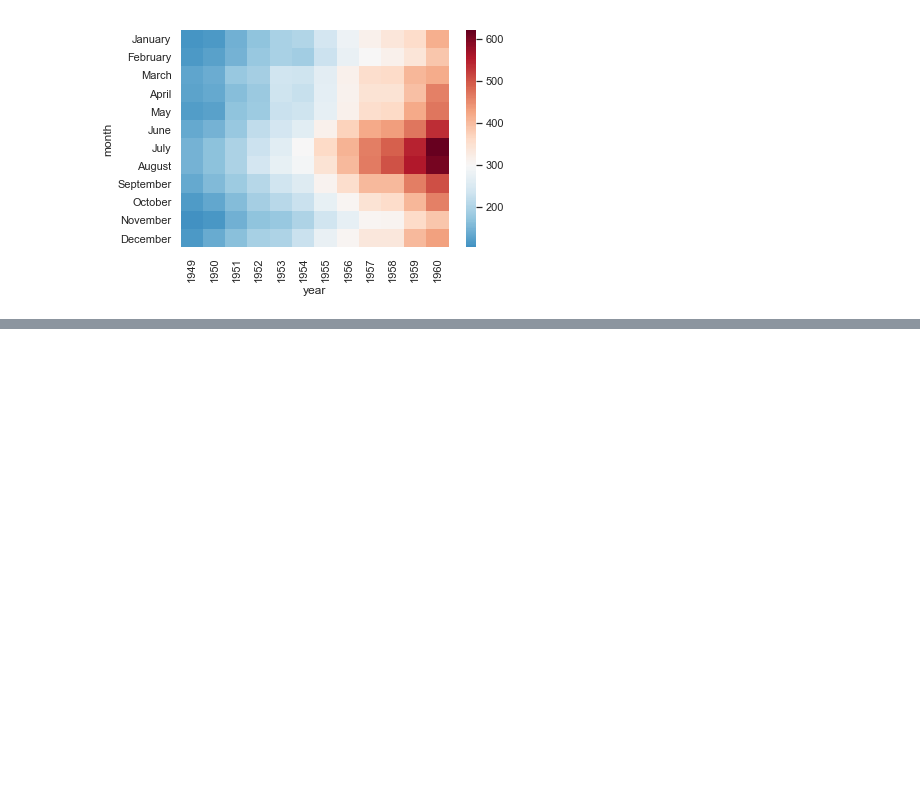
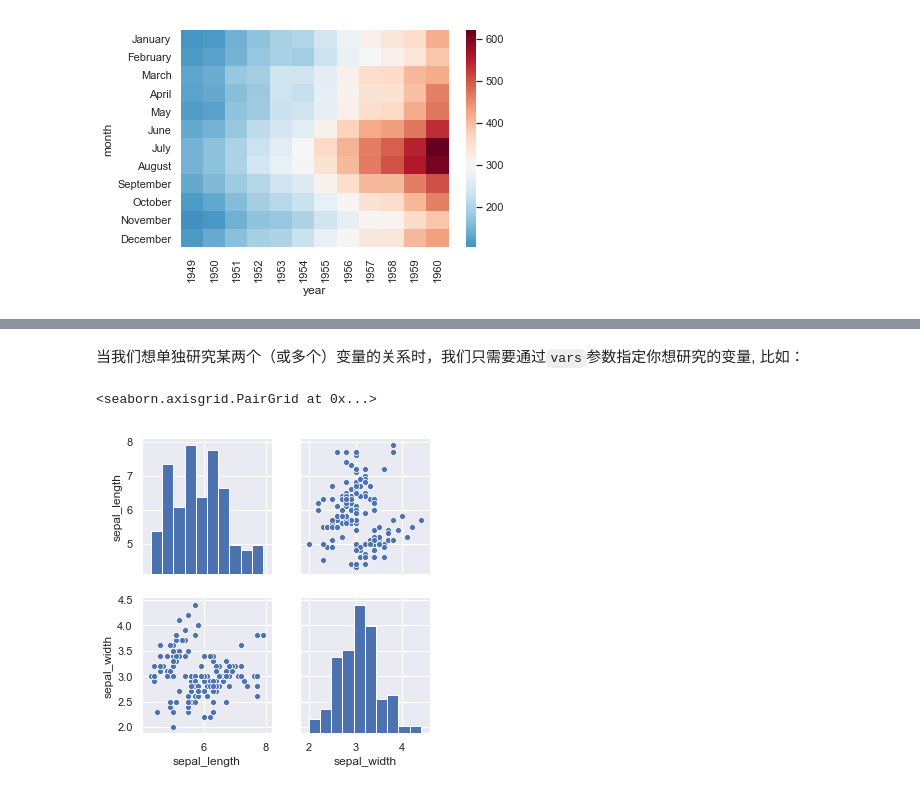
Before and after one commit to mzhao15/python-pandas-learning, a Jupyter notebook: pandas-basics/4-seaborn.ipynb, the cells around one changed output, grey strips where cells are left out. Cells and saved outputs as stored; diff of their text form; code cells hidden in the pictures; blank space fills up the shorter version.

```diff
--- a/pandas-basics/4-seaborn.ipynb
+++ b/pandas-basics/4-seaborn.ipynb
@@ -51,0 +100,7 @@ sns.heatmap(data=data, cmap="RdBu_r", center=300, annot=False)
+# %% [markdown]
+当我们想单独研究某两个（或多个）变量的关系时，我们只需要通过`vars`参数指定你想研究的变量, 比如：
+# %%
+sns.pairplot(iris, vars=["sepal_length", "sepal_width"])
+# %% [output]
+<seaborn.axisgrid.PairGrid at 0x...>
+[figure, added]
```
Also changed, not shown: parts of 31 cells of this notebook, 1 other file.
